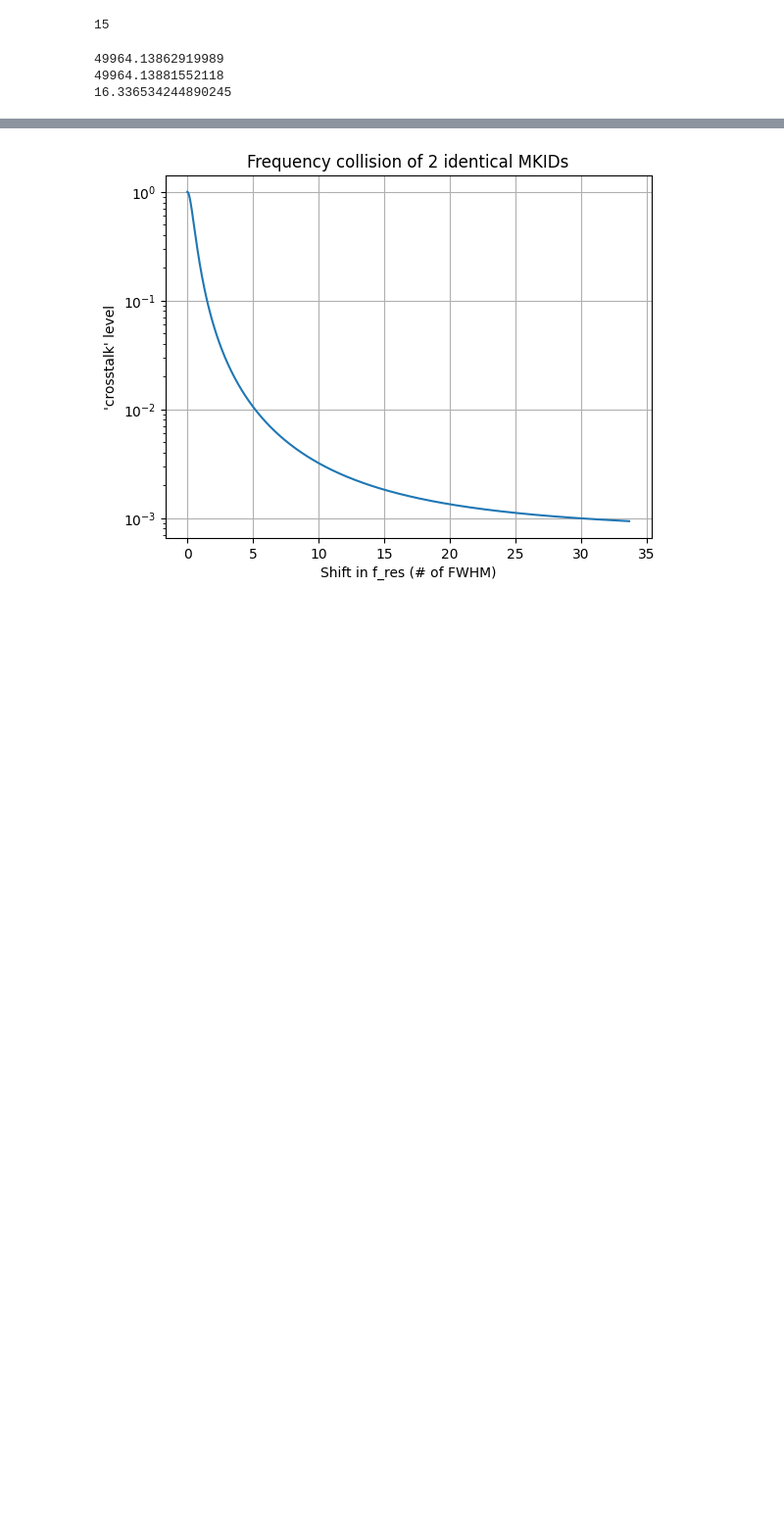
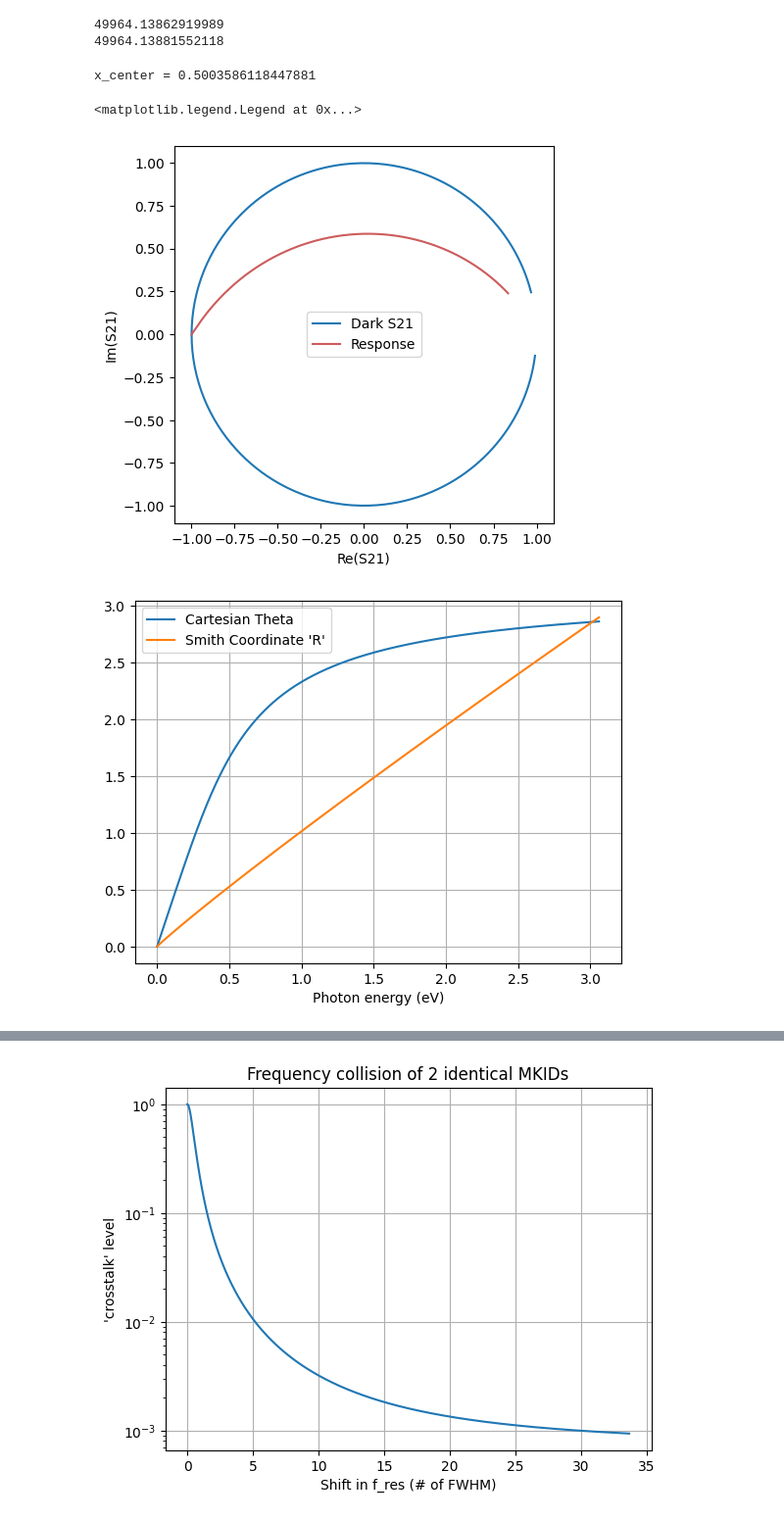
Before and after one commit to HesselSchulte/Python_KID_model, a Jupyter notebook: Fres shift jupyter.ipynb, the cells around one changed output, grey strips where cells are left out. Shown: that part at 98% size. Cells and saved outputs as stored; diff of their text form; code cells hidden in the pictures; blank space fills up the shorter version.

```diff
--- a/Fres shift jupyter.ipynb
+++ b/Fres shift jupyter.ipynb
@@ -14,8 +14,9 @@ import SC # properties of superconducting materials
 #Design parameters
 N_MKIDs = 1000
 N_read = int(1e3)
-f0_A = 4.0037e9     #Hz resonance frequency A
+df = 0.3e6
 f0_B = 4.004e9 #Hz resonance frequency B
+f0_A = f0_B - df   #Hz resonance frequency A
 kbT0 = 86.17 * .1 #µeV, operating temperature of 100 mK
 hw0_A = 6.582e-4*2*np.pi*f0_A*1e-6 #Energy inherent in KID at fres
 hw0_B = 6.582e-4*2*np.pi*f0_B*1e-6 #Energy inherent in KID at fres
@@ -32,10 +33,6 @@ ak = .96 # Kinetic Inductance fraction
 beta = 2    #Thin film beta approximation
 lmbda = 402 #nm, gives the max. E for the responsivity curve
 etapb = .55 #Pair breaking efficiency
-
-print(V_ind)
-# %% [output]
-15
 # %%
 dNqp = etapb * 6.528e-4*2*np.pi* 3e8 / (lmbda * 1e-3) / supercond.D0
 Nqp0 = V_ind * kc.nqp(kbT0, supercond.D0, supercond)
@@ -67,11 +64,10 @@ f_dis = np.abs(f0_A-f0_B)
 
 print(Qi0_A*Qc/(Qi0_A+Qc))
 print(Qi0_B*Qc/(Qi0_B+Qc))
-print(kbTeff)
+print()
 # %% [output]
 49964.13862919989
 49964.13881552118
-16.336534244890245
 # %%
 #calculate complex conductivities and excess quasiparticles during pulse (between kbT0 and kbTeff)
 kbTarr = np.logspace(np.log10(kbT0), np.log10(kbTeff), N_read)
@@ -86,14 +83,63 @@ for i, kbT in enumerate(kbTarr):
 # %%
-def KID_dark(Qi0, Qc, f_read, f0, s1, s2, Lg, C):
+exlambda = etapb * 6.528e-4*2*np.pi* 3e8 / (exNqp) / supercond.D0 * 1e3
+exE = (6.528e-16*2*np.pi)*(3e8/(exlambda*1e-9))
+fwhm = f0_B / Q0_B
+
+def KID_response(Qi0, Qc, f_read, f0, s1, s2, Lg, C):
     S21_0 = kc.S21(Qi0, Qc, f_read, f0)
     Lk = np.imag(1/(s1-1j*s2))/(2*np.pi*f0)
     f_resp = 1/np.sqrt(C*(Lk + Lg))
-    Qi_resp = (2*s2)/(ak*beta*s1)
+    Qi_Nqp = (2*s2)/(ak*beta*s1)
+    Qi_resp = Qi_Nqp * Qi_sat / (Qi_Nqp + Qi_sat)
     Q_resp = Qc * Qi_resp / (Qc + Qi_resp)
     return S21_0, Lk, f_resp, Qi_resp, Q_resp
 
-S21_0_A, Lk_A, f_resp_A, Qi_resp_A, Q_resp_A = KID_dark(Qi0_A, Qc, f_read, f0_A, s1_A, s2_A, Lg_A, C_A)
-S21_0_B, Lk_B, f_resp_B, Qi_resp_B, Q_resp_B = KID_dark(Qi0_B, Qc, f_read, f0_B, s1_B, s2_B, Lg_B, C_B)
+def calc_x_center(Q_dark, Qi_dark):
+    S21_min = Q_dark/Qi_dark
+    x_center = (1+S21_min)/2
+    return x_center
 
-S21_resp_B = kc.S21(min(Qi_resp_B), Qc, f_read, min(f_resp_B))
+S21_0_A, Lk_A, f_resp_A, Qi_resp_A, Q_resp_A = KID_response(Qi0_A, Qc, f_read, f0_A, s1_A, s2_A, Lg_A, C_A)
+S21_0_B, Lk_B, f_resp_B, Qi_resp_B, Q_resp_B = KID_response(Qi0_B, Qc, f_read, f0_B, s1_B, s2_B, Lg_B, C_B)
+
+S21_resp_B = kc.S21(Qi_resp_B, Qc, f_read, f_resp_B)
 S21_prod = S21_0_A*S21_0_B
+
+
+f0_index = np.argmin(S21_0_B)
+x_center = calc_x_center(Q0_B,Qi0_B)
+S21_resp = kc.S21(Qi_resp_B.reshape(-1,1), Qc, f_read, f_resp_B.reshape(-1,1))
+
+theta = np.arctan2(S21_resp[:,f0_index].imag, (x_center- S21_resp[:,f0_index].real))
+print("x_center =",x_center)
+
+def smith_transform(S21, xc, f_idx):
+    Gamma = (S21[:,f_idx].real-xc)/xc + 1j*S21[:,f_idx].imag/xc
+    z = (1+Gamma)/(1-Gamma)
+    Rsmith = np.real(z)
+    Xsmith = np.imag(z)
+    return Rsmith, Xsmith
+
+Rsmith, Xsmith = smith_transform(S21_resp, x_center, f0_index)
+
+
+plt.figure(figsize=(5, 5))
+plt.plot((S21_0_B.real-x_center)/x_center, S21_0_B.imag/x_center, label = "Dark S21")
+plt.plot((S21_resp[:,f0_index].real-x_center)/x_center, S21_resp[:,f0_index].imag/x_center, color = "indianred", label = "Response")
+plt.xlim(-1.1,1.1)
+plt.ylim(-1.1,1.1)
+plt.xlabel("Re(S21)")
+plt.ylabel("Im(S21)")
+plt.legend()
+
+plt.figure()
+plt.plot(exE, theta, label = "Cartesian Theta")
+plt.plot(exE, Rsmith, label = "Smith Coordinate 'R'")
+plt.xlabel("Photon energy (eV)")
+plt.grid()
+plt.legend()
+# %% [output]
+x_center = 0.5003586118447881
+<matplotlib.legend.Legend at 0x...>
+[figure, added]
+[figure, added]
```
Also changed, not shown: parts of 13 cells of this notebook, 1 other file.
